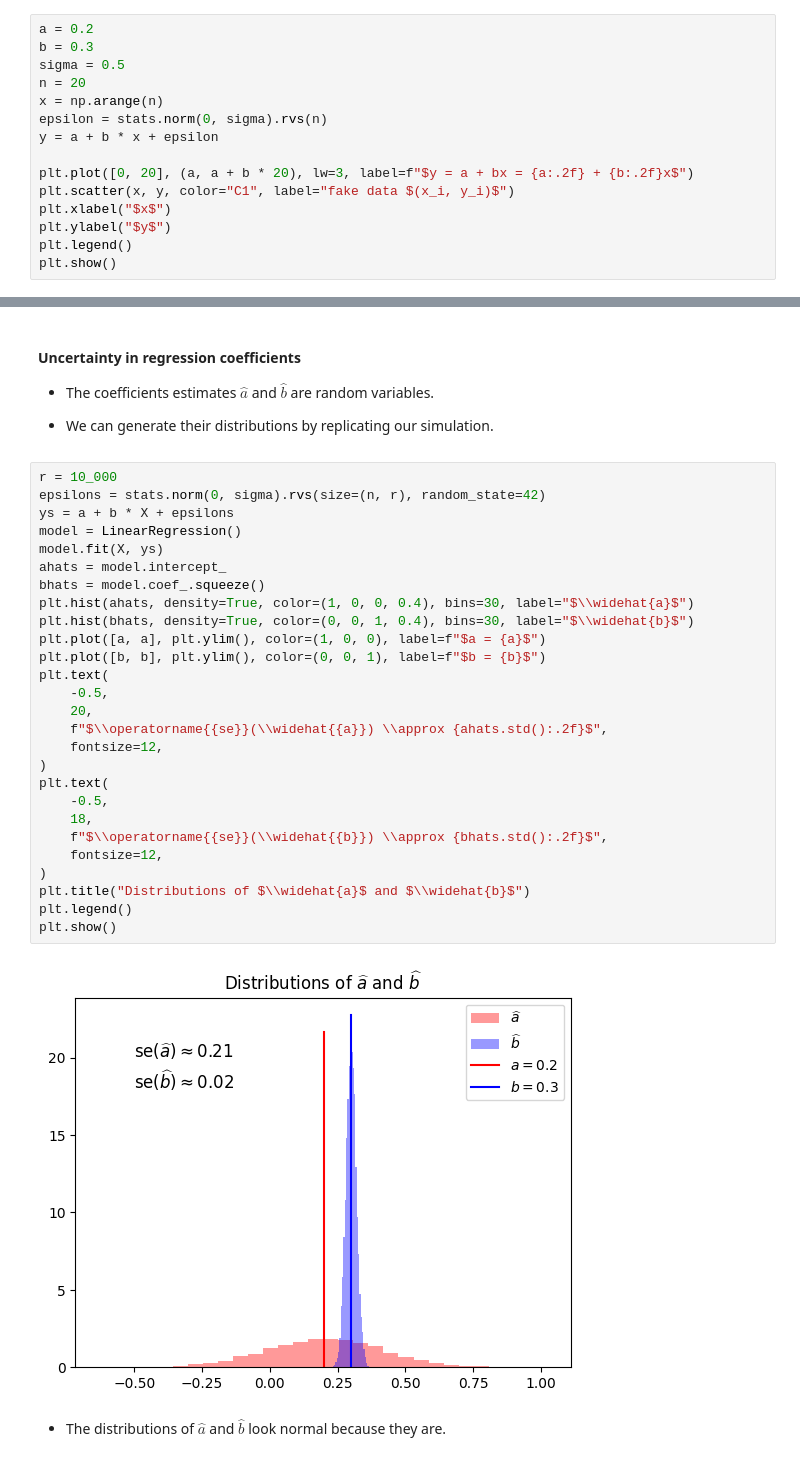
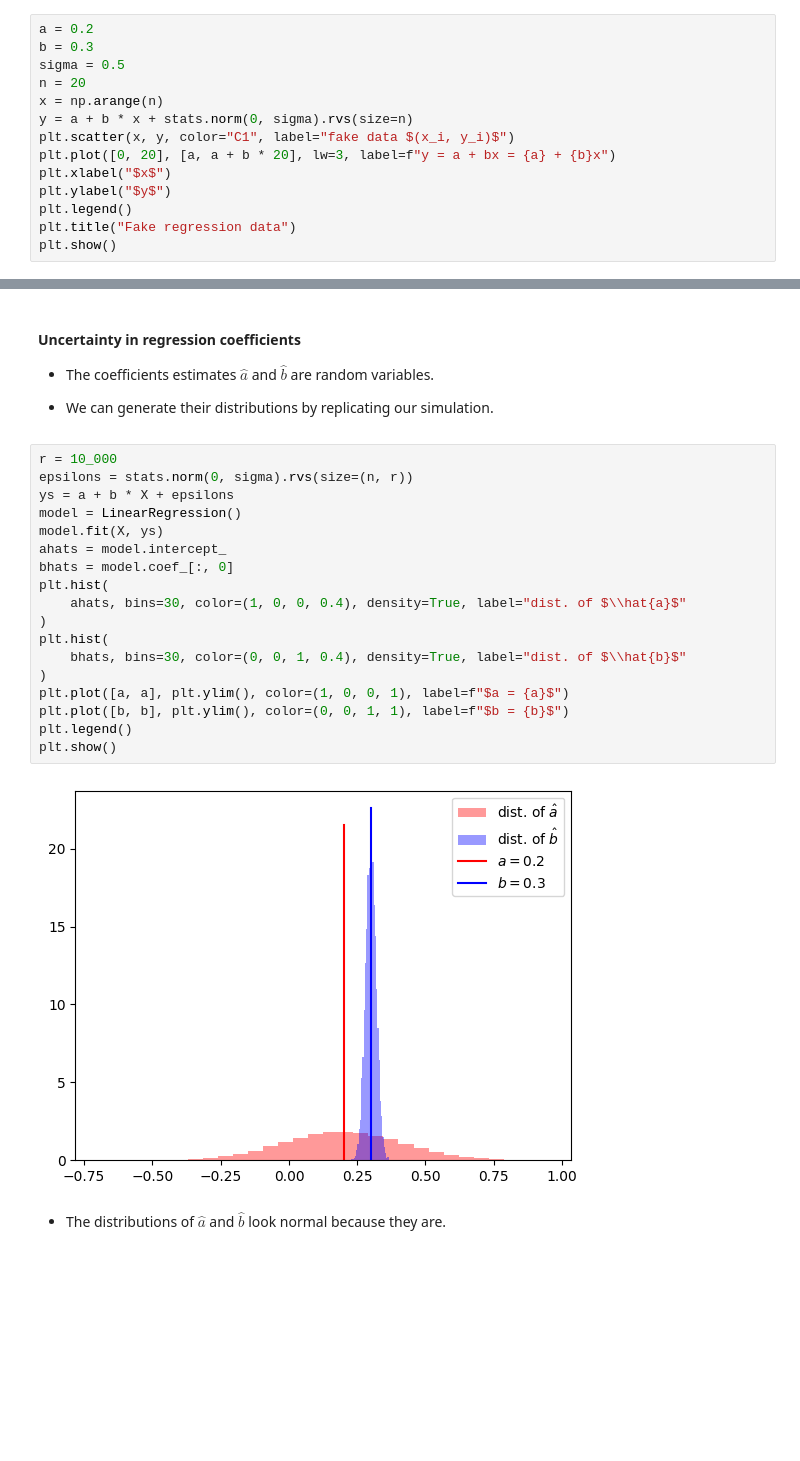
Before and after one commit to mgreenbe/DATA335W2025, a Jupyter notebook: code/2linearregression-cheatsheet.ipynb, the cells around one changed output, grey strips where cells are left out. Cells and saved outputs as stored; diff of their text form; blank space fills up the shorter version.

```diff
--- a/code/2linearregression-cheatsheet.ipynb
+++ b/code/2linearregression-cheatsheet.ipynb
@@ -34,13 +34,12 @@ b = 0.3
 sigma = 0.5
 n = 20
 x = np.arange(n)
-epsilon = stats.norm(0, sigma).rvs(n)
-y = a + b * x + epsilon
-
-plt.plot([0, 20], (a, a + b * 20), lw=3, label=f"$y = a + bx = {a:.2f} + {b:.2f}x$")
+y = a + b * x + stats.norm(0, sigma).rvs(size=n)
 plt.scatter(x, y, color="C1", label="fake data $(x_i, y_i)$")
+plt.plot([0, 20], [a, a + b * 20], lw=3, label=f"y = a + bx = {a} + {b}x")
 plt.xlabel("$x$")
 plt.ylabel("$y$")
 plt.legend()
+plt.title("Fake regression data")
 plt.show()
 # %% [output]
@@ -77,33 +73,24 @@ plt.show()
 - We can generate their distributions by replicating our simulation.
 # %%
 r = 10_000
-epsilons = stats.norm(0, sigma).rvs(size=(n, r), random_state=42)
+epsilons = stats.norm(0, sigma).rvs(size=(n, r))
 ys = a + b * X + epsilons
 model = LinearRegression()
 model.fit(X, ys)
 ahats = model.intercept_
-bhats = model.coef_.squeeze()
-plt.hist(ahats, density=True, color=(1, 0, 0, 0.4), bins=30, label="$\\widehat{a}$")
-plt.hist(bhats, density=True, color=(0, 0, 1, 0.4), bins=30, label="$\\widehat{b}$")
-plt.plot([a, a], plt.ylim(), color=(1, 0, 0), label=f"$a = {a}$")
-plt.plot([b, b], plt.ylim(), color=(0, 0, 1), label=f"$b = {b}$")
-plt.text(
-    -0.5,
-    20,
-    f"$\\operatorname{{se}}(\\widehat{{a}}) \\approx {ahats.std():.2f}$",
-    fontsize=12,
+bhats = model.coef_[:, 0]
+plt.hist(
+    ahats, bins=30, color=(1, 0, 0, 0.4), density=True, label="dist. of $\\hat{a}$"
 )
-plt.text(
-    -0.5,
-    18,
-    f"$\\operatorname{{se}}(\\widehat{{b}}) \\approx {bhats.std():.2f}$",
-    fontsize=12,
+plt.hist(
+    bhats, bins=30, color=(0, 0, 1, 0.4), density=True, label="dist. of $\\hat{b}$"
 )
-plt.title("Distributions of $\\widehat{a}$ and $\\widehat{b}$")
+plt.plot([a, a], plt.ylim(), color=(1, 0, 0, 1), label=f"$a = {a}$")
+plt.plot([b, b], plt.ylim(), color=(0, 0, 1, 1), label=f"$b = {b}$")
 plt.legend()
 plt.show()
 # %% [output]
-[figure, old version]
+[figure, new version]
 # %% [markdown]
 - The distributions of $\hat{a}$ and $\hat{b}$ look normal because they are.
 # %% [markdown]
```
Also changed, not shown: parts of 41 cells of this notebook, 6 other files.
